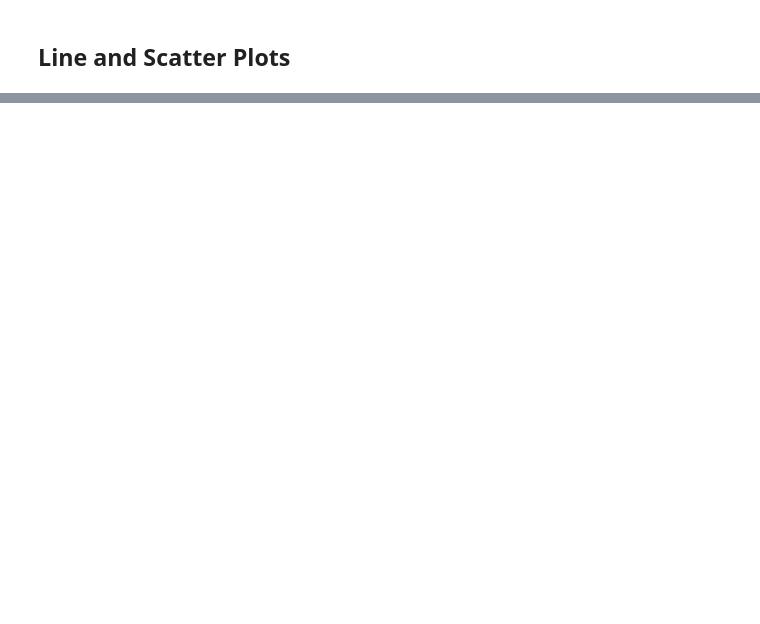
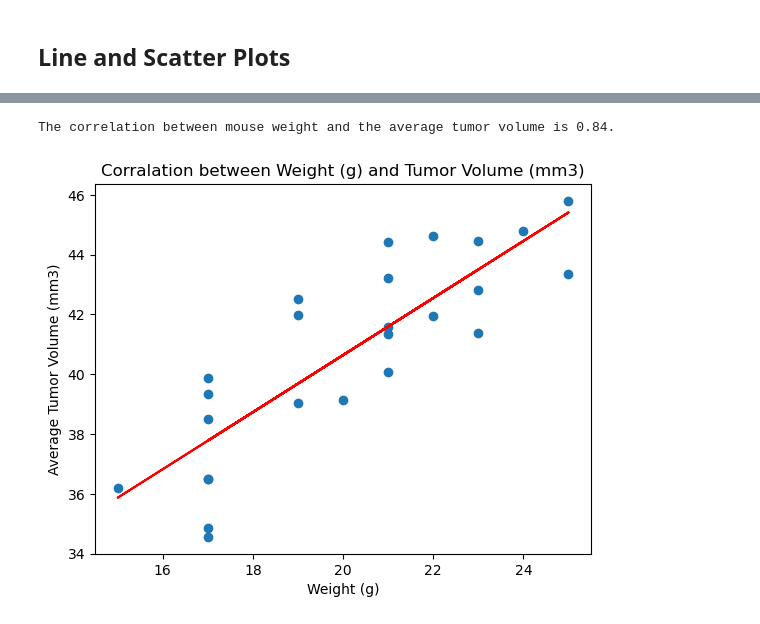
Before and after one commit to RicardoLunaS/Data_visualization, a Jupyter notebook: pymaceuticals.ipynb, the cells around one changed output, grey strips where cells are left out. Drawn from its saved outputs; the diff is of its cells as text; code cells hidden in the pictures; blank space fills up the shorter version.

```diff
--- a/pymaceuticals.ipynb
+++ b/pymaceuticals.ipynb
@@ -287,0 +395,24 @@ IQR = tumor_vol
+# %%
+# Calculate the correlation coefficient and a linear regression model
+# for mouse weight and average observed tumor volume for the entire Capomulin regimen
+
+## Generate the linear regression
+slope, intercept, r_value, p_value, std_err = st.linregress(x, y)
+line = slope*x+intercept
+r_value = "{:.2f}".format(r_value)
+
+## Print the correlation value
+print(f"The correlation between mouse weight and the average tumor volume is {r_value}.")
+
+
+## Generate scatter plot with linear regression
+plt.plot(x, line, "r", label = "fitted line")
+
+plt.scatter(x,y)
+plt.title("Corralation between Weight (g) and Tumor Volume (mm3)")
+plt.xlabel("Weight (g)")
+plt.ylabel("Average Tumor Volume (mm3)")
+plt.show()
+# %% [output]
+The correlation between mouse weight and the average tumor volume is 0.84.
+[figure, added]
```
Also changed, not shown: parts of 15 cells of this notebook.
